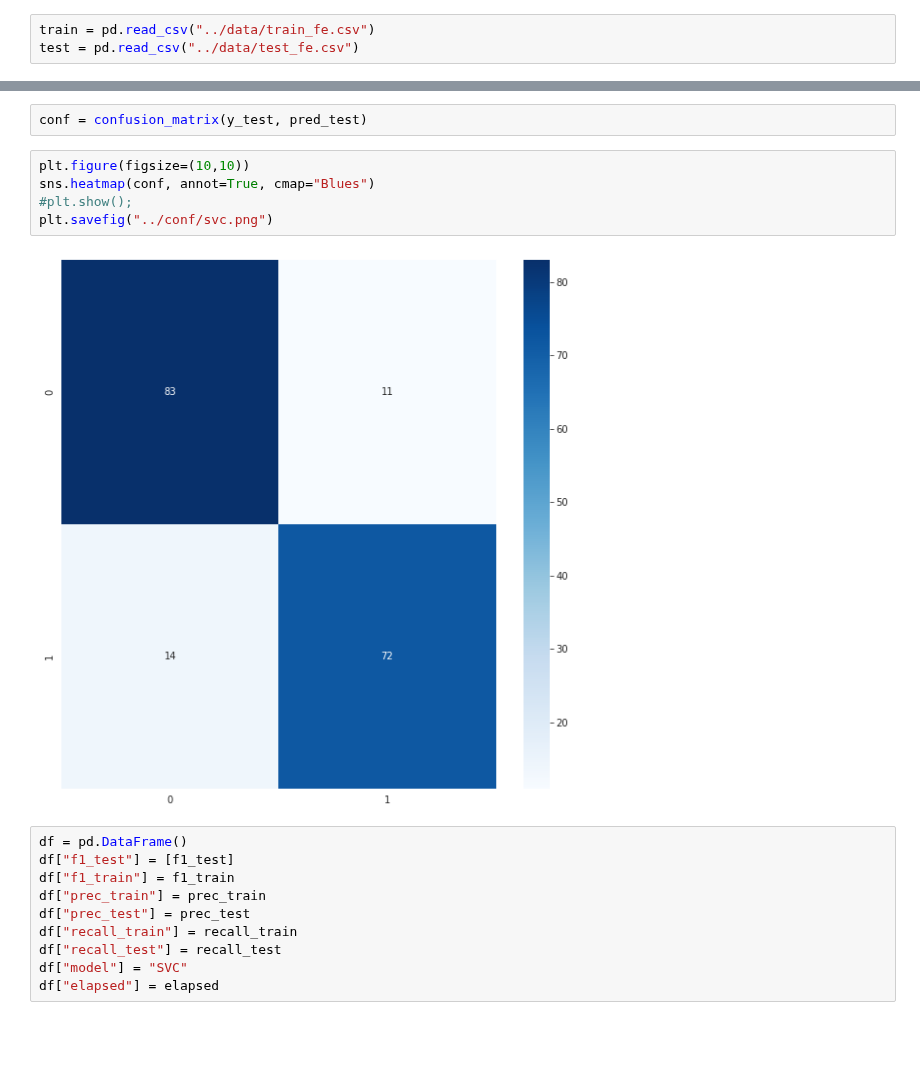
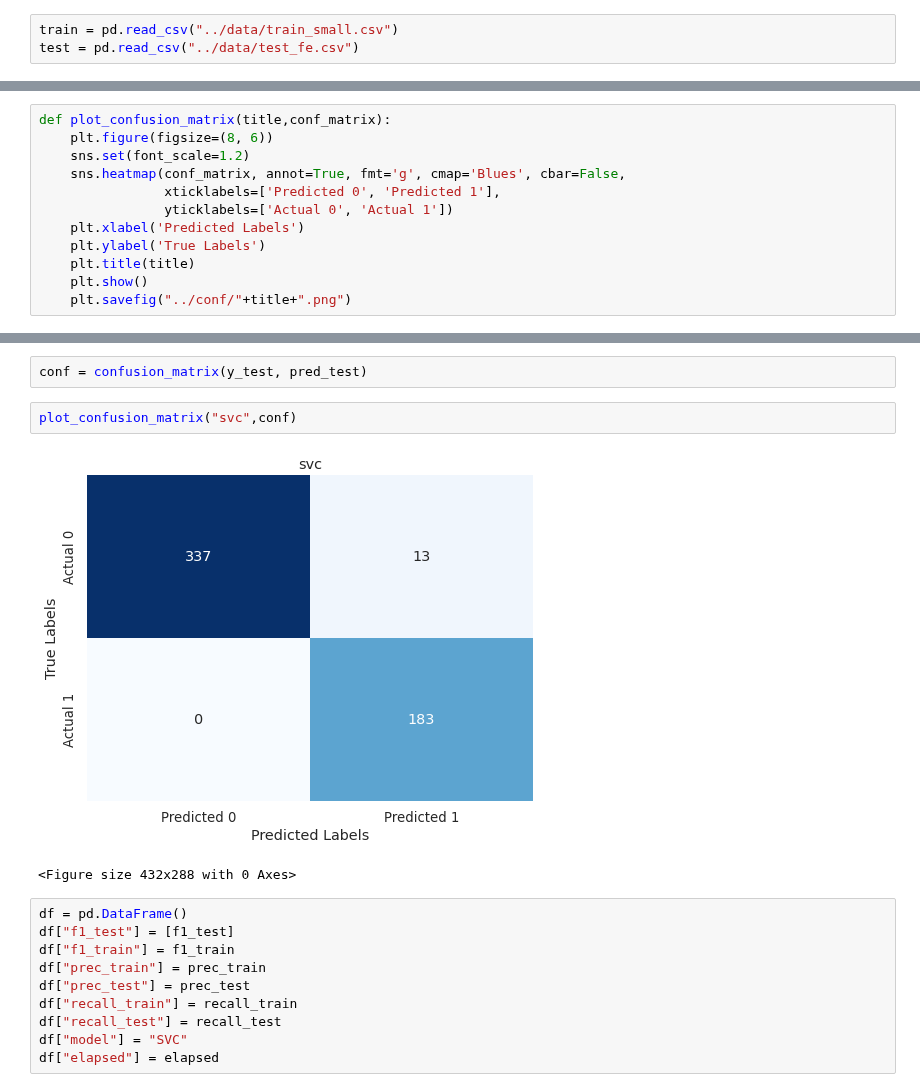
Before and after one commit to MUbarak123-56/qml-research, a Jupyter notebook: raisin/code/svc.ipynb, the cells around one changed output, grey strips where cells are left out. Saved outputs shown, nothing was run; the diff lists cells and outputs as text; blank space fills up the shorter version.

```diff
--- a/raisin/code/svc.ipynb
+++ b/raisin/code/svc.ipynb
@@ -13,7 +13,7 @@ import matplotlib.pyplot as plt
 %matplotlib inline
 import seaborn as sns; sns.set_style("dark")
 # %%
-train = pd.read_csv("../data/train_fe.csv")
+train = pd.read_csv("../data/train_small.csv")
 test = pd.read_csv("../data/test_fe.csv")
 # %%
 train.columns
@@ -101,6 +99,18 @@ train["target"].value_counts()
 Name: target, dtype: int64
 # %%
 import seaborn as sns; sns.set_style("darkgrid")
+# %%
+def plot_confusion_matrix(title,conf_matrix):
+    plt.figure(figsize=(8, 6))
+    sns.set(font_scale=1.2)
+    sns.heatmap(conf_matrix, annot=True, fmt='g', cmap='Blues', cbar=False,
+                xticklabels=['Predicted 0', 'Predicted 1'],
+                yticklabels=['Actual 0', 'Actual 1'])
+    plt.xlabel('Predicted Labels')
+    plt.ylabel('True Labels')
+    plt.title(title)
+    plt.show()
+    plt.savefig("../conf/"+title+".png")
 # %%
 conf = confusion_matrix(y_train, y_pred)
 sns.heatmap(conf, annot=True, cmap= "Blues")
@@ -190,12 +200,10 @@ recall_test = recall_score(y_test, pred_test)
 # %%
 conf = confusion_matrix(y_test, pred_test)
 # %%
-plt.figure(figsize=(10,10))
-sns.heatmap(conf, annot=True, cmap="Blues")
-#plt.show();
-plt.savefig("../conf/svc.png")
+plot_confusion_matrix("svc",conf)
 # %% [output]
-[figure, old version]
+[figure, new version]
+<Figure size 432x288 with 0 Axes>
 # %%
 df = pd.DataFrame()
 df["f1_test"] = [f1_test]
```
Also changed, not shown: parts of 18 cells of this notebook, 28 other files.
